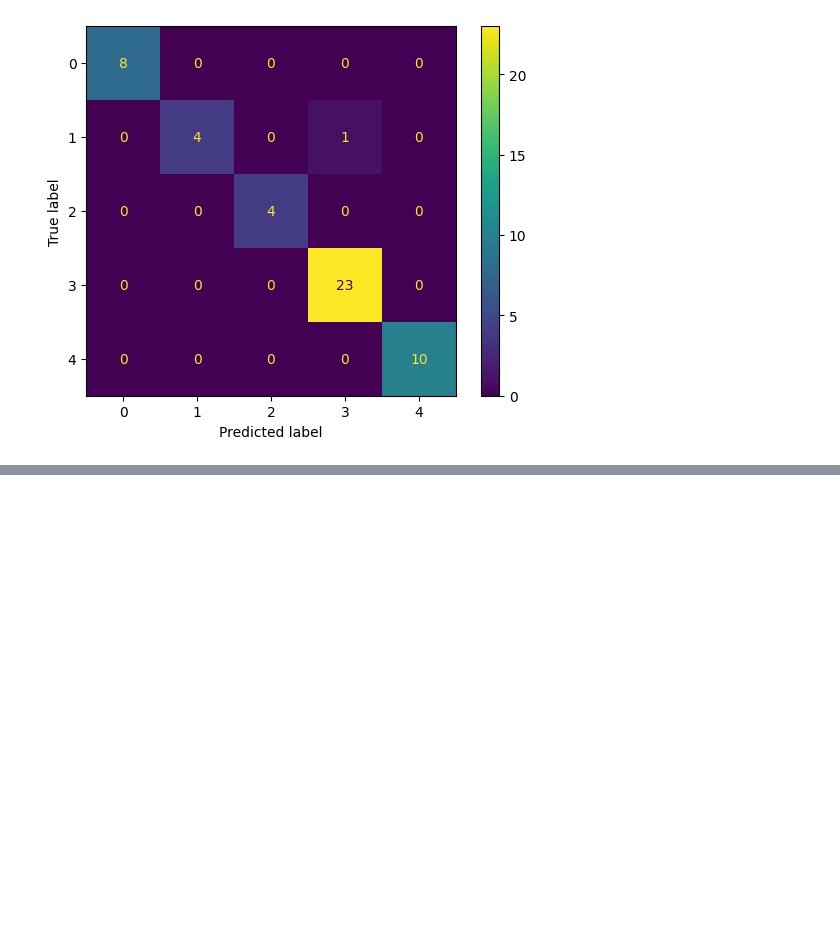
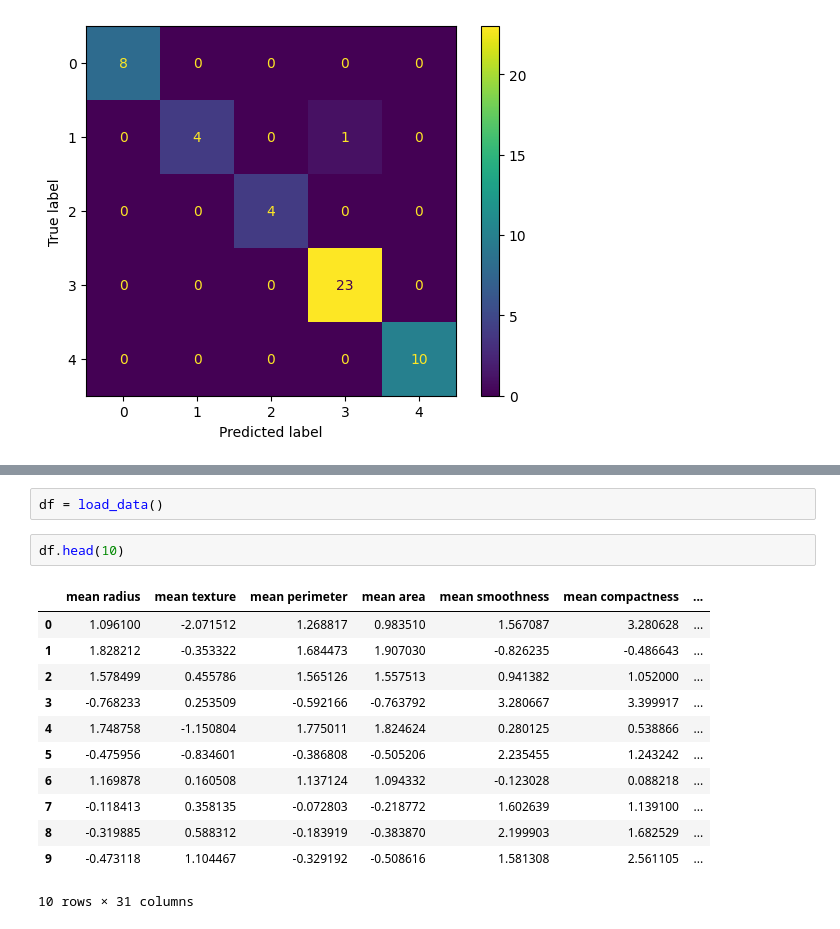
Before and after one commit to cohensaeb/class_notes, a Jupyter notebook: 1002_Assignment_2/Assignment_2_Ahmad_Sayeb.ipynb, the cells around one changed output, grey strips where cells are left out. Drawn from its saved outputs; the diff is of its cells as text; blank space fills up the shorter version.

```diff
--- a/1002_Assignment_2/Assignment_2_Ahmad_Sayeb.ipynb
+++ b/1002_Assignment_2/Assignment_2_Ahmad_Sayeb.ipynb
@@ -262,0 +344,17 @@ confusion matrix for Decesion Tree
+# %%
+df = load_data()
+# %%
+df.head(10)
+# %% [output]
+|  | mean radius | mean texture | mean perimeter | mean area | mean smoothness | mean compactness | ... |
+| 0 | 1.096100 | -2.071512 | 1.268817 | 0.983510 | 1.567087 | 3.280628 | ... |
+| 1 | 1.828212 | -0.353322 | 1.684473 | 1.907030 | -0.826235 | -0.486643 | ... |
+| 2 | 1.578499 | 0.455786 | 1.565126 | 1.557513 | 0.941382 | 1.052000 | ... |
+| 3 | -0.768233 | 0.253509 | -0.592166 | -0.763792 | 3.280667 | 3.399917 | ... |
+| 4 | 1.748758 | -1.150804 | 1.775011 | 1.824624 | 0.280125 | 0.538866 | ... |
+| 5 | -0.475956 | -0.834601 | -0.386808 | -0.505206 | 2.235455 | 1.243242 | ... |
+| 6 | 1.169878 | 0.160508 | 1.137124 | 1.094332 | -0.123028 | 0.088218 | ... |
+| 7 | -0.118413 | 0.358135 | -0.072803 | -0.218772 | 1.602639 | 1.139100 | ... |
+| 8 | -0.319885 | 0.588312 | -0.183919 | -0.383870 | 2.199903 | 1.682529 | ... |
+| 9 | -0.473118 | 1.104467 | -0.329192 | -0.508616 | 1.581308 | 2.561105 | ... |
+10 rows × 31 columns
```
Also changed, not shown: parts of 12 cells of this notebook.
